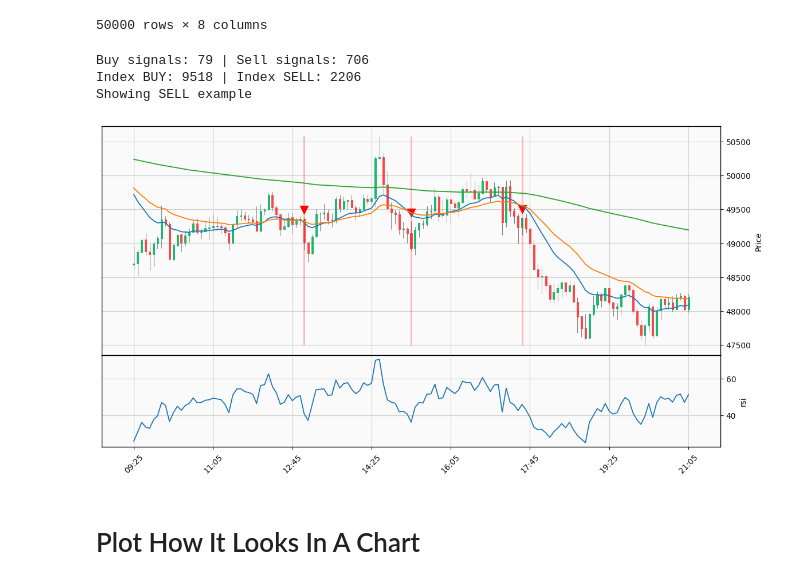
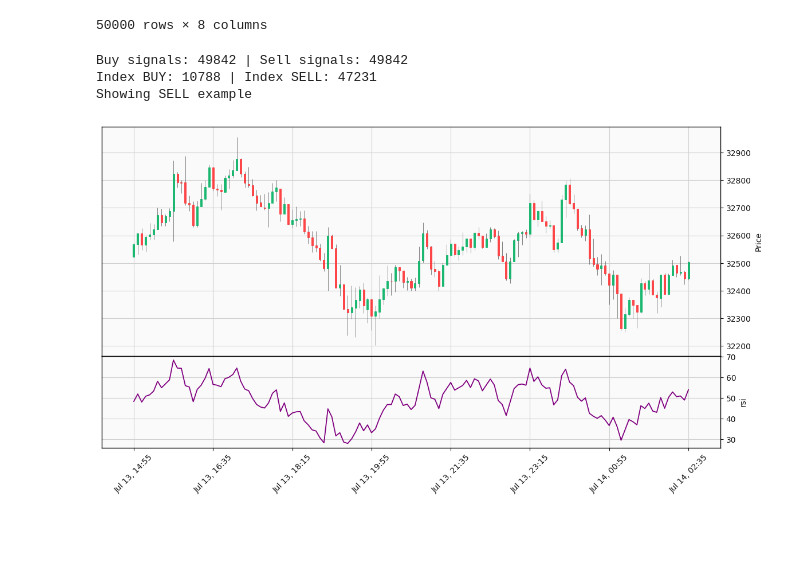
Before and after one commit to webclinic017/superft, a Jupyter notebook: notebooks/Strategy Builder.ipynb, the cells around one changed output. Saved outputs shown, nothing was run; the diff lists cells and outputs as text; code cells hidden in the pictures; blank space fills up the shorter version.

```diff
--- a/notebooks/Strategy Builder.ipynb
+++ b/notebooks/Strategy Builder.ipynb
@@ -174,64 +188,62 @@ df_load
 # %%
 def populate_indicators(dataframe: pd.DataFrame) -> pd.DataFrame:
     """ Populate Freqtrade Indicators """
-    dataframe["ema_15"] = dataframe.ta.ema(15)
-    dataframe["ema_30"] = dataframe.ta.ema(30)
-    dataframe["ema_200"] = dataframe.ta.ema(200)
-    dataframe["rsi"] = dataframe.ta.rsi()
+    dataframe["macd"], dataframe["macdsignal"], dataframe["macdhist"] = ta.MACD(
+        dataframe["close"], fastperiod=12, slowperiod=26, signalperiod=9
+    )
+    dataframe["rsi"] = ta.RSI(dataframe["close"], timeperiod=14)
     return dataframe
 
 
 def populate_buy_trend(dataframe: pd.DataFrame) -> pd.DataFrame:
     """ Generate BUY Signals"""
     conditions = [
-        qtpylib.crossed_above(dataframe['ema_15'], dataframe['ema_30']),
-        dataframe["close"] > dataframe["ema_200"],
-        dataframe["rsi"] < 55,
         dataframe['volume'] > 0,
     ]
 
     dataframe.loc[reduce(lambda x, y: x & y, conditions), 'buy'] = 1
     return dataframe
 
 
 def populate_sell_trend(dataframe: pd.DataFrame) -> pd.DataFrame:
     """ Generate SELL Signals"""
     conditions = [
-        qtpylib.crossed_below(dataframe['ema_15'], dataframe['ema_30']),
         dataframe['volume'] > 0,
     ]
 
     dataframe.loc[reduce(lambda x, y: x & y, conditions), 'sell'] = 1
     return dataframe
 
-
-df = populate_sell_trend(populate_buy_trend(populate_indicators(df_load.copy())))
+# Ignore
+df_pop = populate_sell_trend(populate_buy_trend(populate_indicators(df_load.copy())))
 look_len = 70
-len_buy, len_sell = len(df.loc[df["buy"] == 1]), len(df.loc[df["sell"] == 1])
+len_buy, len_sell = len(df_pop.loc[df_pop["buy"] == 1]), len(df_pop.loc[df_pop["sell"] == 1])
 print(f"Buy signals: {len_buy} | Sell signals: {len_sell}")
 if len_buy == 0: raise Exception("Zero BUY signals")
 if len_sell == 0: raise Exception("Zero SELL signals")
-idx_buy, idx_sell = get_random_index(df, df["buy"] == 1), get_random_index(df, df["sell"] == 1)
+idx_buy, idx_sell = get_random_index(df_pop, df_pop["buy"] == 1), get_random_index(df_pop, df_pop["sell"] == 1)
 print(f"Index BUY: {idx_buy} | Index SELL: {idx_sell}")
 if random.randint(0, 1) == 0:
     print("Showing SELL example")
-    df_middle = get_middle(df, idx_sell, look_len)
+    df_middle = get_middle(df_pop, idx_sell, look_len)
 else:
     print("Showing BUY example")
-    df_middle = get_middle(df, idx_buy, look_len)
+    df_middle = get_middle(df_pop, idx_buy, look_len)
 
+# Start modify again
 display_indicators = {
-    "ema_15": 0,
-    "ema_30": 0,
-    "ema_200": 0,
-    "rsi": 1,
+#     "macd":          {"panel": 1, "color": "blue", "type": "line"},
+#     "macdsignal":    {"panel": 1, "color": "red", "type": "line"},
+#     "macdhist":      {"panel": 1, "color": "green", "type": "bar"},
+    "rsi":           {"panel": 1, "color": "purple", "type": "line"},
 }
-plot(df_middle, display_indicators)
+
+# Override df_middle if you want to see indicators only
+df_middle = get_middle(df_pop, 40000, look_len)
+plot(df_middle, display_indicators, draw_signals=False)
 # %% [output]
-Buy signals: 79 | Sell signals: 706
-Index BUY: 9518 | Index SELL: 2206
+Buy signals: 49842 | Sell signals: 49842
+Index BUY: 10788 | Index SELL: 47231
 Showing SELL example
-[figure, old version]
+[figure, new version]
-# %% [markdown]
-# Plot How It Looks In A Chart
 # %%
```
Also changed, not shown: parts of 2 cells of this notebook, 5 other files.
